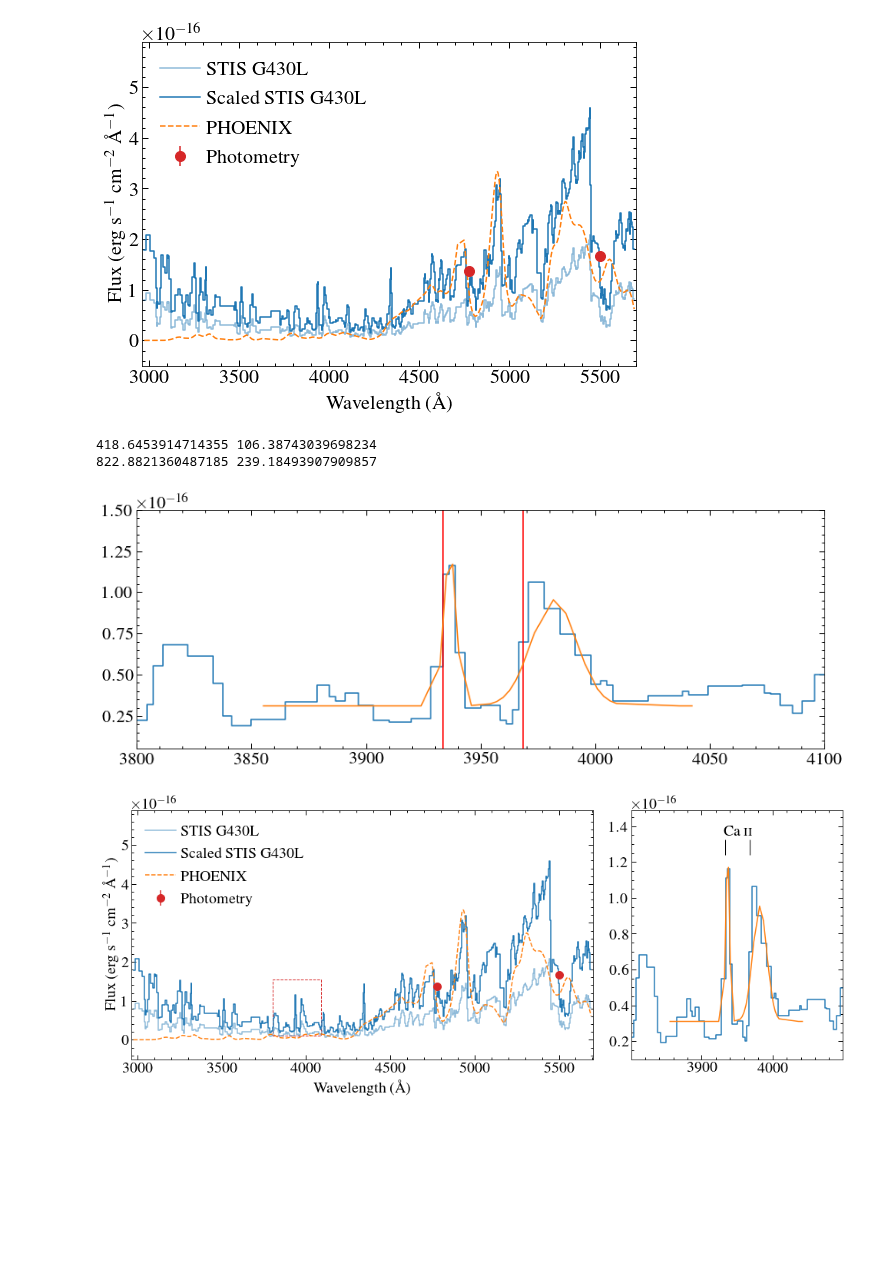
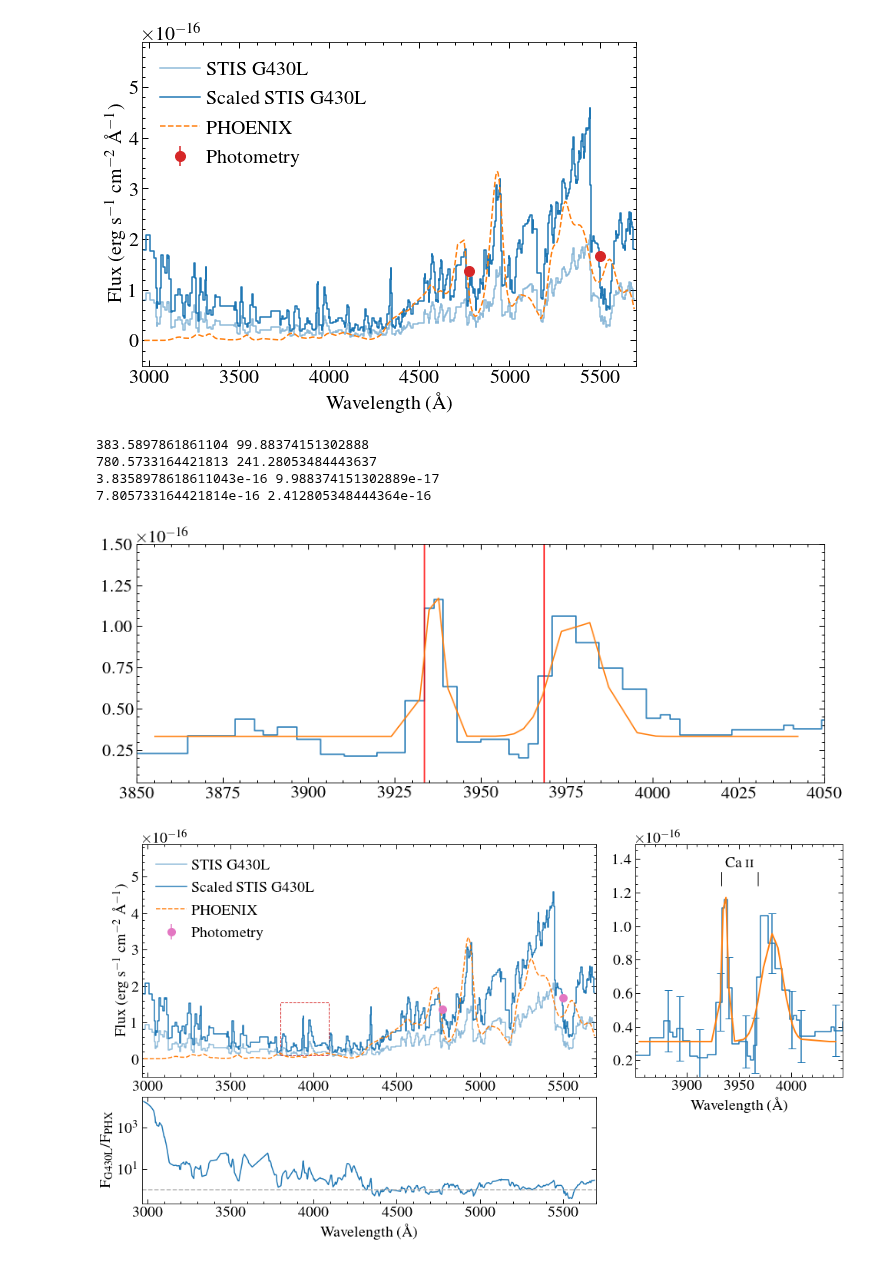
Before and after one commit to davidjwilson/SEDs, a Jupyter notebook: trappist-1/optical/sitsopt.ipynb, the cells around one changed output. Cells and saved outputs as stored; diff of their text form; code cells hidden in the pictures; blank space fills up the shorter version.

```diff
--- a/trappist-1/optical/sitsopt.ipynb
+++ b/trappist-1/optical/sitsopt.ipynb
@@ -190,6 +190,7 @@ def gauss_flux(amp, std, off, ae, se, oe):
     """
     Calcualates the flux and error of a Gaussian with amplitude and stddev amp and std, with offset off
     """
+    #off = 0.0
     off_err = 0
     if off != 0.0:
         amp += (-1*off)
@@ -205,7 +206,7 @@ fitter = fitting.LevMarLSQFitter()
 ca =[ 3933.6614, 3968.4673]
 plt.step(wo,  fob, where='mid')
 [plt.axvline(line, c='r') for line in ca]
-plt.xlim(3800,4100)
+plt.xlim(3850,4050)
 plt.ylim(0.05e-16, 1.5e-16)
 
 #for line in ca:
@@ -217,7 +218,7 @@ plt.ylim(0.05e-16, 1.5e-16)
   #  plt.plot(wo[mask], gg_fit(wo[mask]))
 mask = (wo > 3850) & (wo < 4050)
 gg_init = models.Const1D(0.0)+models.Gaussian1D(1e-16, ca[0],10) + models.Gaussian1D(1e-16, ca[1],10)
-gg_fit = fitter(gg_init, wo[mask], fob[mask], weights =1/eo[mask], maxiter=10000)
+gg_fit = fitter(gg_init, wo[mask], fob[mask], weights =1/eob[mask], maxiter=10000)
 plt.plot(wo[mask], gg_fit(wo[mask]))
 #plt.plot(pwr, pfr, ls ='--', c='C1', label = 'PHOENIX')
 fit_e = np.sqrt(np.diag(fitter.fit_info['param_cov']))
@@ -225,49 +226,69 @@ f1, e1 = gauss_flux(gg_fit[1].amplitude, gg_fit[1].stddev, gg_fit[0].amplitude,
 f2, e2 = gauss_flux(gg_fit[2].amplitude, gg_fit[2].stddev, gg_fit[0].amplitude, fit_e[4], fit_e[6], fit_e[0])
 print(f1/1e-18, e1/1e-18)
 print(f2/1e-18, e2/1e-18)
+print(f1, e1)
+print(f2, e2)
+plt.savefig('hkzoom.png')
 # %% [output]
-418.6453914714355 106.38743039698234
-822.8821360487185 239.18493907909857
+383.5897861861104 99.88374151302888
+780.5733164421813 241.28053484443637
+3.8358978618611043e-16 9.988374151302889e-17
+7.805733164421814e-16 2.412805348444364e-16
-[figure, old version]
+[figure, new version]
 # %%
 from matplotlib.gridspec import GridSpec
 import matplotlib.patches as patches
 
-fig = plt.figure(figsize=(14, 6))
-gs = GridSpec(1, 6, figure=fig)
+fig = plt.figure(figsize=(14, 8))
+gs = GridSpec(6, 6, figure=fig)
 
-ax = plt.subplot(gs[:-2])
-plt.errorbar(opw, opf, yerr=ope, marker='o', ls='none', c = 'C3', markersize=10, zorder=10, label='Photometry')
+ax = plt.subplot(gs[:4, :-2])
+plt.errorbar(opw, opf, yerr=ope, marker='o', ls='none', c = 'C6', markersize=10, zorder=10, label='Photometry')
 #plt.errorbar(phot_w_v, synphot, marker='o', ls='none')
 #plt.errorbar(phot_w, synphot, marker='o', ls='none')
 plt.xlim(wo[0]-10, wo[-1]+10)
 plt.ylim(-0.5e-16, 5.9e-16)
 fob = convolve(fo,Box1DKernel(2))
 eob = convolve(eo,Box1DKernel(2))/(2**0.5)
 plt.step(wo, fob, where='mid', label='STIS G430L', c ='C0', alpha = 0.5)
 fob, eob = fob/photscale, eob/photscale
 plt.step(wo, fob, where='mid', label='Scaled STIS G430L', c='C0')
 plt.plot(pwr, pfr, ls ='--', c='C1', label = 'PHOENIX')
 plt.legend()
-plt.xlabel('Wavelength (\AA)', size=20)
+#plt.xlabel('Wavelength (\AA)', size=20)
 plt.ylabel('Flux (erg s$^{-1}$ cm$^{-2}$ \AA$^{-1}$)', size=20)
 rect = patches.Rectangle((3801,0.1e-16),289,1.44e-16,linewidth=1,edgecolor='C3',facecolor='none', ls='--')
 ax.add_patch(rect)
+#plt.xticks(visible=False)
 
-plt.subplot(gs[-2:])
+plt.subplot(gs[4:,:-2])
+pwo, pfr = resample.bintogrid(pwr, pfr, newx=wo)
+plt.plot(wo, fob/pfr)
+plt.xlabel('Wavelength (\AA)', size=20)
+plt.ylabel('F$_{\mathrm{G430L}}$/F$_{\mathrm{PHX}}$')
+plt.xlim(wo[0]-10, wo[-1]+10)
+plt.axhline(1.0, ls='--', c='0.7')
+plt.yscale('log')
+
+plt.subplot(gs[:4,-2:])
 plt.step(wo,  fob, where='mid')
+plt.errorbar(wo[::3], fob[::3], yerr=eob[::3], c='C0', ls='none', capsize=5, label = 'G430L')
+
 #[plt.axvline(line, c='r') for line in ca]
 [plt.annotate('',(line, 1.23e-16), xytext=(line, 1.33e-16), horizontalalignment='center', arrowprops=dict(arrowstyle='-')) for line in ca]
 plt.annotate('Ca\,{\sc ii}',(np.mean(ca), 6e-17), xytext=(np.mean(ca), 1.35e-16), horizontalalignment='center')
 
-plt.xlim(3801,4099)
+plt.xlim(3851,4049)
 plt.ylim(0.1e-16, 1.49e-16)
-plt.plot(wo[mask], gg_fit(wo[mask]))
+plt.plot(wo[mask], gg_fit(wo[mask]), lw=2, label='Model fit')
+#plt.legend()
+plt.xlabel('Wavelength (\AA)', size=20)
 plt.tight_layout()
-plt.savefig('t1_stis.png', dpi=150)
-plt.savefig('t1_stis.pdf', dpi=150)
+plt.subplots_adjust(hspace=0.45)
+plt.savefig('../plots/t1_stis.png', dpi=150)
+plt.savefig('../plots/t1_stis.pdf', dpi=150)
 # %% [output]
-[figure, old version]
+[figure, new version]
 # %%
 savdat = Table([wo, fo/photscale, eo/photscale, dqo], names = ['WAVELENGTH', 'FLUX', 'ERROR', 'DQ'])
 ascii.write(savdat, 't1_g430m_edit.ecsv', format='ecsv', overwrite=True)
```
Also changed, not shown: parts of 3 cells of this notebook, 15 other files.
